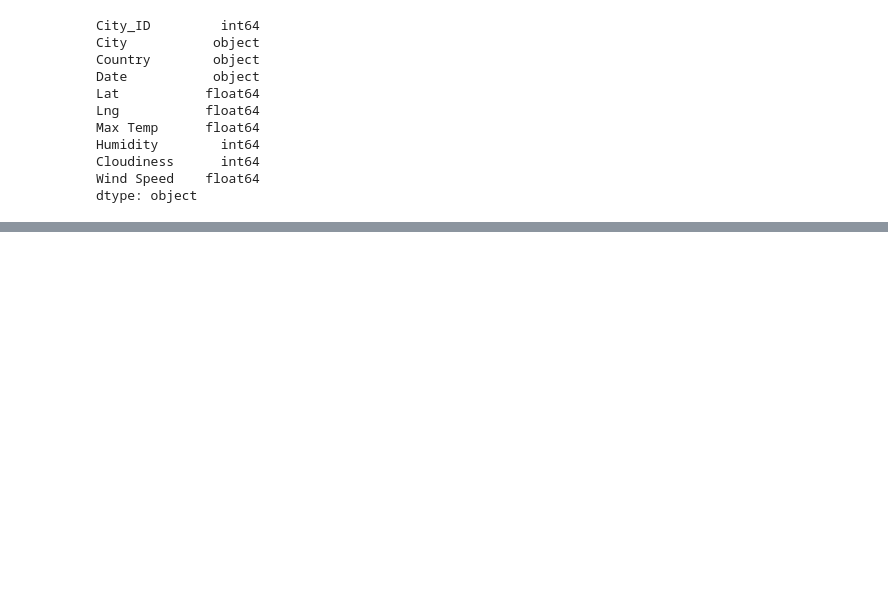
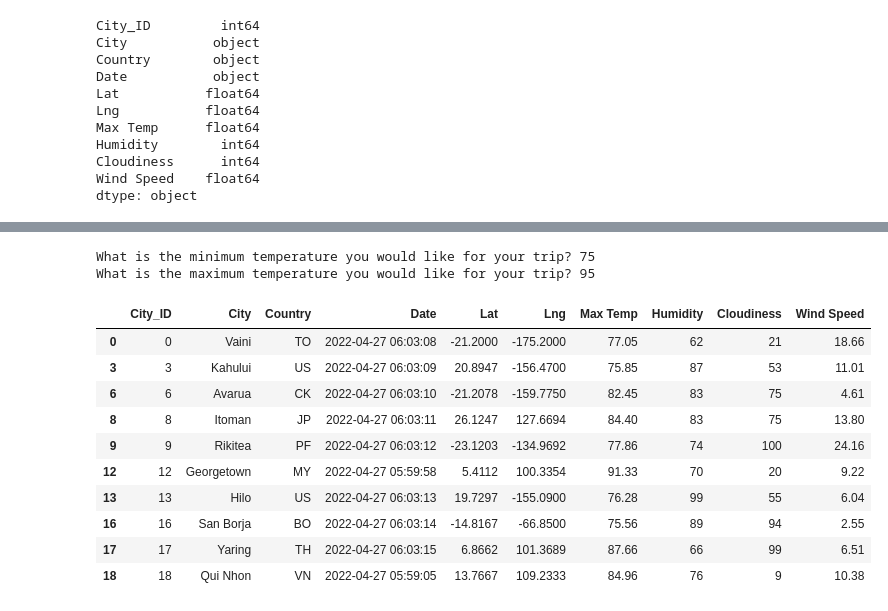
Before and after one commit to russellctaylor/World_Weather_Analysis, a Jupyter notebook: VactionPy.ipynb, the cells around one changed output, grey strips where cells are left out. Cells and saved outputs as stored; diff of their text form; code cells hidden in the pictures; blank space fills up the shorter version.

```diff
--- a/VactionPy.ipynb
+++ b/VactionPy.ipynb
@@ -103,0 +104,23 @@ fig
+# %%
+# Ask the customer to add a minimum and maximum temperature value.
+min_temp = float(input("What is the minimum temperature you would like for your trip? "))
+max_temp = float(input("What is the maximum temperature you would like for your trip? "))
+
+# Filter the dataset to find the cities that fit the criteria.
+preferred_cities_df = city_data_df.loc[(city_data_df["Max Temp"] <= max_temp) & \
+                                       (city_data_df["Max Temp"] >= min_temp)]
+preferred_cities_df.head(10)
+# %% [output]
+What is the minimum temperature you would like for your trip? 75
+What is the maximum temperature you would like for your trip? 95
+|  | City_ID | City | Country | Date | Lat | Lng | Max Temp | Humidity | Cloudiness | Wind Speed |
+| 0 | 0 | Vaini | TO | 2022-04-27 06:03:08 | -21.2000 | -175.2000 | 77.05 | 62 | 21 | 18.66 |
+| 3 | 3 | Kahului | US | 2022-04-27 06:03:09 | 20.8947 | -156.4700 | 75.85 | 87 | 53 | 11.01 |
+| 6 | 6 | Avarua | CK | 2022-04-27 06:03:10 | -21.2078 | -159.7750 | 82.45 | 83 | 75 | 4.61 |
+| 8 | 8 | Itoman | JP | 2022-04-27 06:03:11 | 26.1247 | 127.6694 | 84.40 | 83 | 75 | 13.80 |
+| 9 | 9 | Rikitea | PF | 2022-04-27 06:03:12 | -23.1203 | -134.9692 | 77.86 | 74 | 100 | 24.16 |
+| 12 | 12 | Georgetown | MY | 2022-04-27 05:59:58 | 5.4112 | 100.3354 | 91.33 | 70 | 20 | 9.22 |
+| 13 | 13 | Hilo | US | 2022-04-27 06:03:13 | 19.7297 | -155.0900 | 76.28 | 99 | 55 | 6.04 |
+| 16 | 16 | San Borja | BO | 2022-04-27 06:03:14 | -14.8167 | -66.8500 | 75.56 | 89 | 94 | 2.55 |
+| 17 | 17 | Yaring | TH | 2022-04-27 06:03:15 | 6.8662 | 101.3689 | 87.66 | 66 | 99 | 6.51 |
+| 18 | 18 | Qui Nhon | VN | 2022-04-27 05:59:05 | 13.7667 | 109.2333 | 84.96 | 76 | 9 | 10.38 |
```
Also changed, not shown: parts of 10 cells of this notebook.
